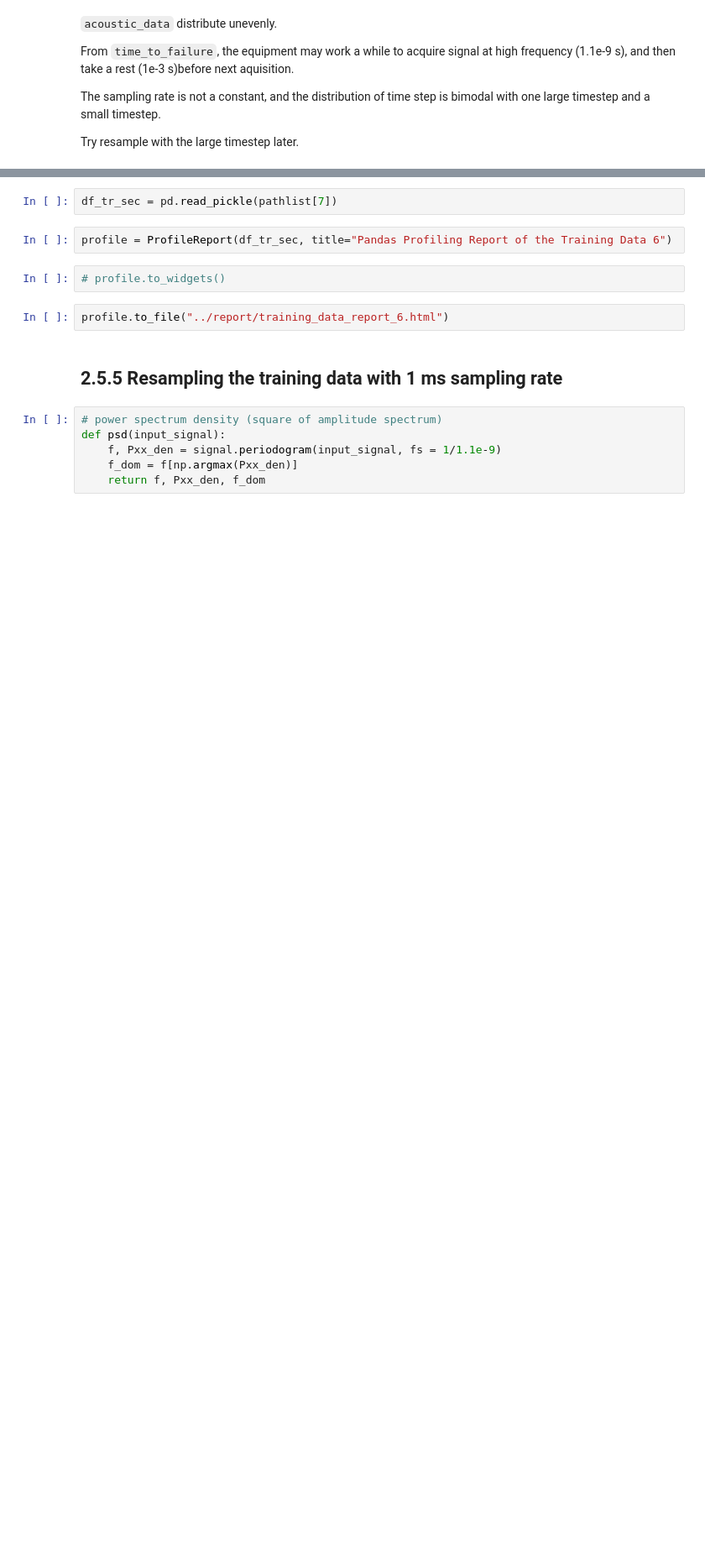
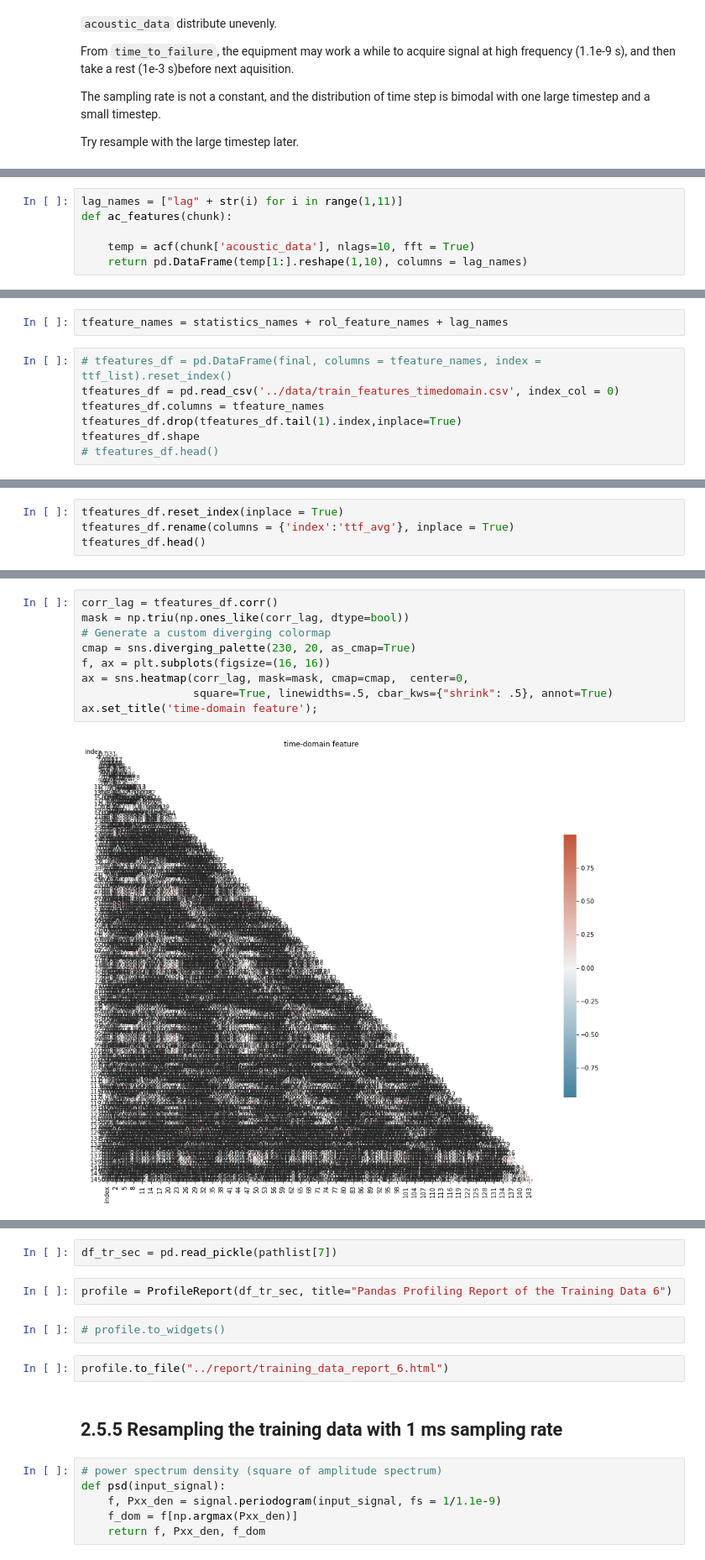
Before and after one commit to qq7933086/Laboratory_earthquake_time_prediction, a Jupyter notebook: Notebooks/02-data-wrangling-laboratoryearthquake.ipynb, the cells around one changed output, grey strips where cells are left out. Shown at 84% size. Saved outputs shown, nothing was run; the diff lists cells and outputs as text; blank space fills up the shorter version.

Commit message:
Rolling statistics features, auto correlation lag to 10, and fft statistical features

```diff
--- a/Notebooks/02-data-wrangling-laboratoryearthquake.ipynb
+++ b/Notebooks/02-data-wrangling-laboratoryearthquake.ipynb
@@ -175,0 +311,6 @@ df_tr_end.iloc[-5:]
+# %%
+lag_names = ["lag" + str(i) for i in range(1,11)]
+def ac_features(chunk):
+
+    temp = acf(chunk['acoustic_data'], nlags=10, fft = True)
+    return pd.DataFrame(temp[1:].reshape(1,10), columns = lag_names)
@@ -175,0 +375,9 @@ df_tr_end.iloc[-5:]
+# %%
+tfeature_names = statistics_names + rol_feature_names + lag_names
+# %%
+# tfeatures_df = pd.DataFrame(final, columns = tfeature_names, index = ttf_list).reset_index()
+tfeatures_df = pd.read_csv('../data/train_features_timedomain.csv', index_col = 0)
+tfeatures_df.columns = tfeature_names
+tfeatures_df.drop(tfeatures_df.tail(1).index,inplace=True)
+tfeatures_df.shape
+# tfeatures_df.head()
@@ -175,0 +401,4 @@ df_tr_end.iloc[-5:]
+# %%
+tfeatures_df.reset_index(inplace = True)
+tfeatures_df.rename(columns = {'index':'ttf_avg'}, inplace = True)
+tfeatures_df.head()
@@ -175,0 +413,11 @@ df_tr_end.iloc[-5:]
+# %%
+corr_lag = tfeatures_df.corr()
+mask = np.triu(np.ones_like(corr_lag, dtype=bool))
+# Generate a custom diverging colormap
+cmap = sns.diverging_palette(230, 20, as_cmap=True)
+f, ax = plt.subplots(figsize=(16, 16))
+ax = sns.heatmap(corr_lag, mask=mask, cmap=cmap,  center=0,
+                 square=True, linewidths=.5, cbar_kws={"shrink": .5}, annot=True)
+ax.set_title('time-domain feature');
+# %% [output]
+[figure, added]
```
Also changed, not shown: parts of 103 cells of this notebook.
